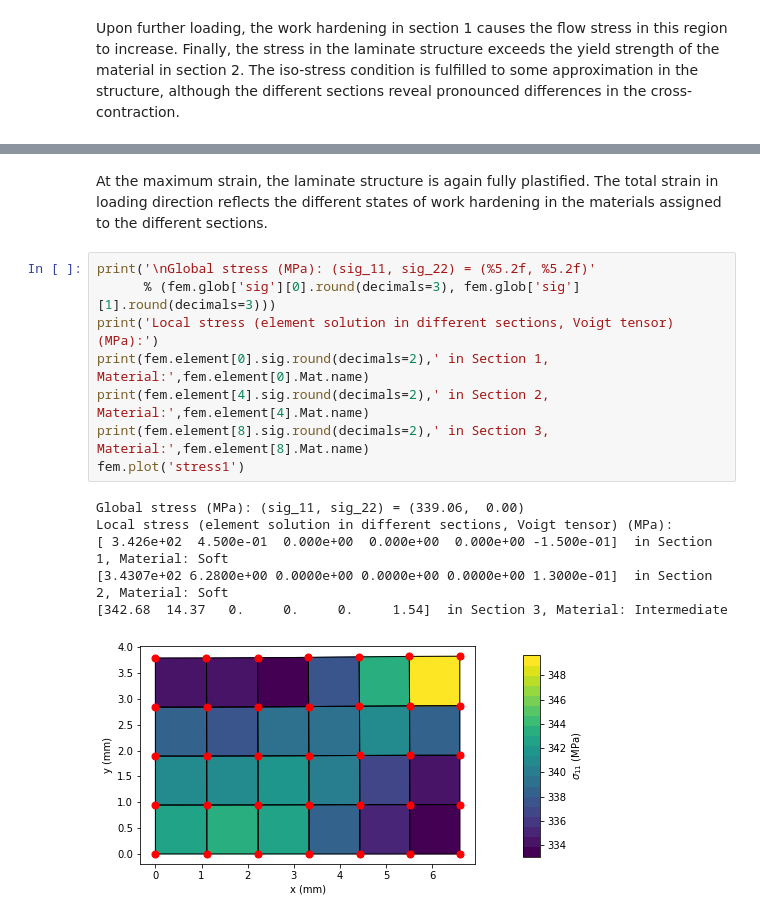
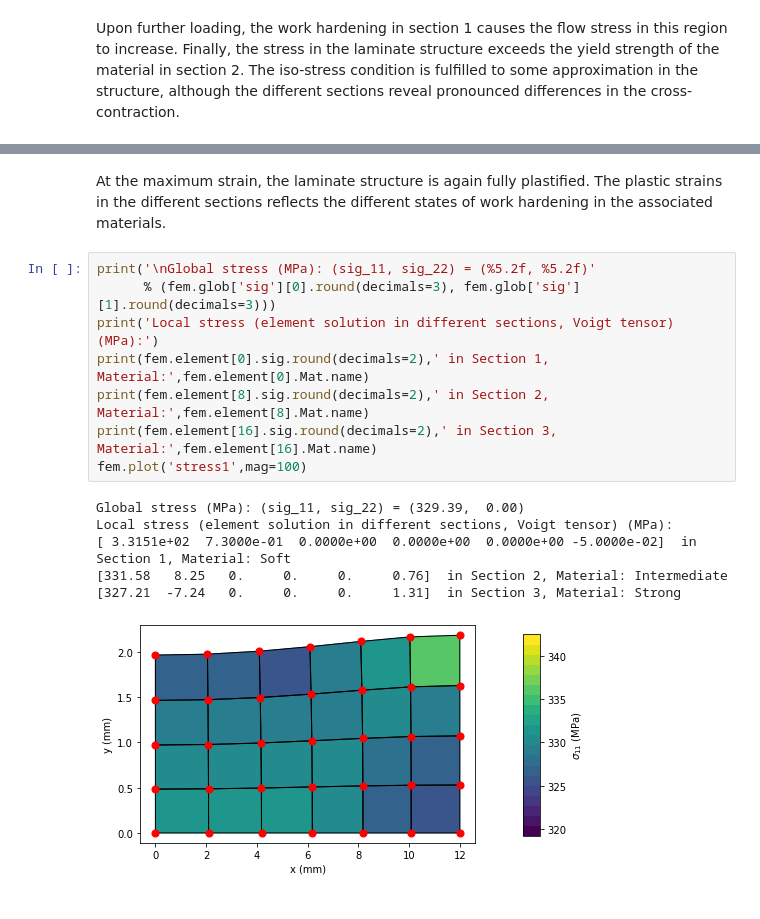
Before and after one commit to AHartmaier/pyLabFEA, a Jupyter notebook: notebooks/pyLabFEA_Homogenization.ipynb, the cells around one changed output, grey strips where cells are left out. Drawn from its saved outputs; the diff is of its cells as text.

Commit message:
Module structure modified for easier import

```diff
--- a/notebooks/pyLabFEA_Homogenization.ipynb
+++ b/notebooks/pyLabFEA_Homogenization.ipynb
@@ -721,18 +724,18 @@ Local plastic strain (element solution in different sections, Voigt tensor):
 # %% [markdown]
-At the maximum strain, the laminate structure is again fully plastified. The total strain in loading direction reflects the different states of work hardening in the materials assigned to the different sections.
+At the maximum strain, the laminate structure is again fully plastified. The plastic strains in the different sections reflects the different states of work hardening in the associated materials.
 # %%
 print('\nGlobal stress (MPa): (sig_11, sig_22) = (%5.2f, %5.2f)'
       % (fem.glob['sig'][0].round(decimals=3), fem.glob['sig'][1].round(decimals=3)))
 print('Local stress (element solution in different sections, Voigt tensor) (MPa):')
 print(fem.element[0].sig.round(decimals=2),' in Section 1, Material:',fem.element[0].Mat.name)
-print(fem.element[4].sig.round(decimals=2),' in Section 2, Material:',fem.element[4].Mat.name)
-print(fem.element[8].sig.round(decimals=2),' in Section 3, Material:',fem.element[8].Mat.name)
-fem.plot('stress1')
+print(fem.element[8].sig.round(decimals=2),' in Section 2, Material:',fem.element[8].Mat.name)
+print(fem.element[16].sig.round(decimals=2),' in Section 3, Material:',fem.element[16].Mat.name)
+fem.plot('stress1',mag=100)
 # %% [output]
-Global stress (MPa): (sig_11, sig_22) = (339.06,  0.00)
+Global stress (MPa): (sig_11, sig_22) = (329.39,  0.00)
 Local stress (element solution in different sections, Voigt tensor) (MPa):
-[ 3.426e+02  4.500e-01  0.000e+00  0.000e+00  0.000e+00 -1.500e-01]  in Section 1, Material: Soft
-[3.4307e+02 6.2800e+00 0.0000e+00 0.0000e+00 0.0000e+00 1.3000e-01]  in Section 2, Material: Soft
-[342.68  14.37   0.     0.     0.     1.54]  in Section 3, Material: Intermediate
+[ 3.3151e+02  7.3000e-01  0.0000e+00  0.0000e+00  0.0000e+00 -5.0000e-02]  in Section 1, Material: Soft
+[331.58   8.25   0.     0.     0.     0.76]  in Section 2, Material: Intermediate
+[327.21  -7.24   0.     0.     0.     1.31]  in Section 3, Material: Strong
-[figure, old version]
+[figure, new version]
 # %% [markdown]
```
Also changed, not shown: parts of 23 cells of this notebook, 30 other files.
